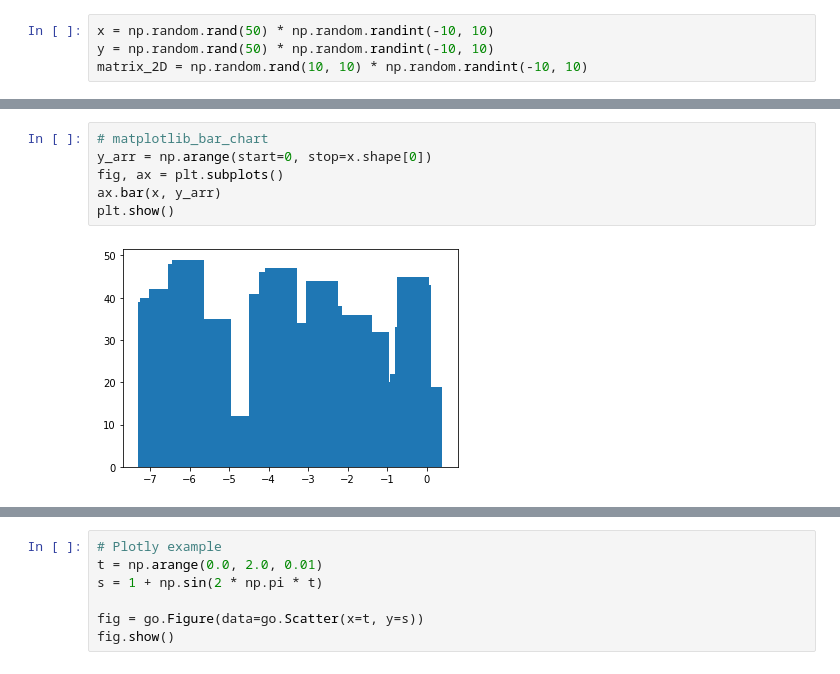
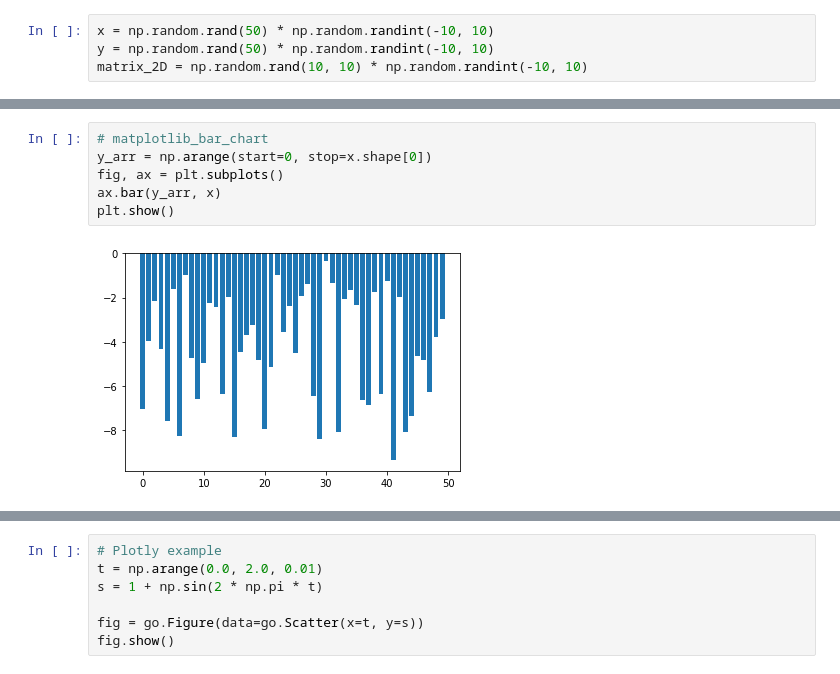
Before and after one commit to aamirkhan34/visual-analytics-assignments, a Jupyter notebook: assignments/assignment3/a_playground.ipynb, the cells around one changed output, grey strips where cells are left out. Saved outputs shown, nothing was run; the diff lists cells and outputs as text.

```diff
--- a/assignments/assignment3/a_playground.ipynb
+++ b/assignments/assignment3/a_playground.ipynb
@@ -38,11 +38,11 @@ plt.show()
 # %%
 # matplotlib_bar_chart
 y_arr = np.arange(start=0, stop=x.shape[0])
 fig, ax = plt.subplots()
-ax.bar(x, y_arr)
+ax.bar(y_arr, x)
 plt.show()
 # %% [output]
-[figure, old version]
+[figure, new version]
 # %%
 # matplotlib_pie_chart
 fig, ax = plt.subplots()
```
Also changed, not shown: parts of 10 cells of this notebook, 3 other files.
